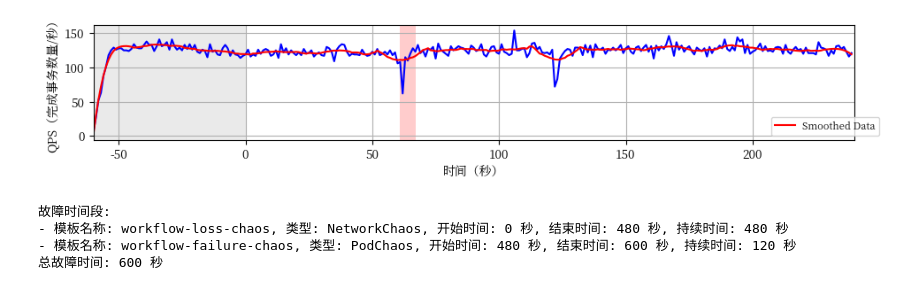
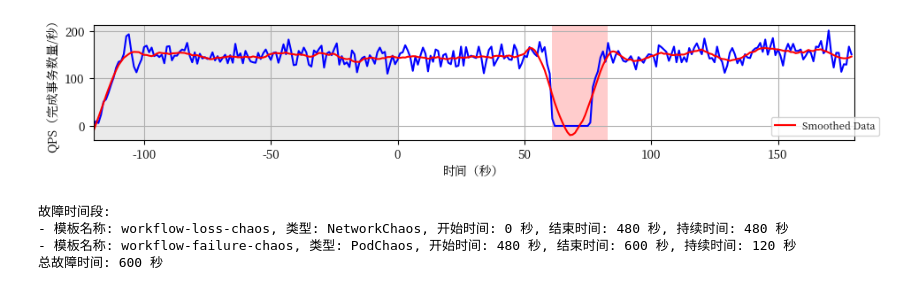
Before and after one commit to my-vegetable-has-exploded/benchmarksql, a Jupyter notebook: test.ipynb, the cells around one changed output. Saved outputs shown, nothing was run; the diff lists cells and outputs as text; code cells hidden in the pictures.

Commit message:
chores: update result.

```diff
--- a/test.ipynb
+++ b/test.ipynb
@@ -412,7 +412,7 @@ class bmsqlPlot:
         x = range(-int(runinfo['rampupMins'])*60, int(runinfo['runMins'])*60, 1)
         for row in result.txn_trace:
             end = (int(row['end']) - startTS)//1000
-            if end >=0 and end < total_seconds:
+            if end >=0 and end < total_seconds and row['error'] == '0' and row['rollback'] == '0':
                 txn_stat[end]+=1
 
         # print('transactions per second: {}'.format(txn_stat))
@@ -433,26 +433,26 @@ class bmsqlPlot:
         print("mse: {}", mse)
 
         # find min mse
-        minn = 0
+        minn = stready_result['t0']
         # for i in range(1, len(mse)):
         #     if mse[i] < mse[minn]:
         #         minn = i
 
-        k = 10
-        # 找到第一个是比前后k个都小的点
-        for i in range(0, len(mse)):
-            is_local_min = True
-            for j in range(max(0, i-k), min(len(mse), i+k+1)):
-                if mse[j] < mse[i]:
-                    is_local_min = False
-                    break
-            if is_local_min:
-                minn = i
-                break
+        # k = 10
+        # # 找到第一个是比前后k个都小的点
+        # for i in range(0, len(mse)):
+        #     is_local_min = True
+        #     for j in range(max(0, i-k), min(len(mse), i+k+1)):
+        #         if mse[j] < mse[i]:
+        #             is_local_min = False
+        #             break
+        #     if is_local_min:
+        #         minn = i
+        #         break
 
  		# allow 10% difference between local min mse and the recovery mse
         for i in range(0, minn):
-            if mse[i] < 1.2*mse[minn]:
+            if mse[i] < 1.05*mse[minn]:
                 minn = i
                 break
 
@@ -494,7 +494,7 @@ class bmsqlPlot:
         fig = plot.get_figure()
         fig.show()
 # %%
-result = bmsqlResult('target/run/service_data/result_000623')
+result = bmsqlResult('target/run/service_data/result_000005')
 plot = bmsqlPlot(result)
 plot.tpmc_svg_show()
 # %% [output]
@@ -518,4 +518,4 @@ txns during recovery state: {} [106, 108, 62, 115]
-[figure, old version]
+[figure, new version]
 # %%
 import yaml
 
```
Also changed, not shown: parts of 12 cells of this notebook, 7 other files.
